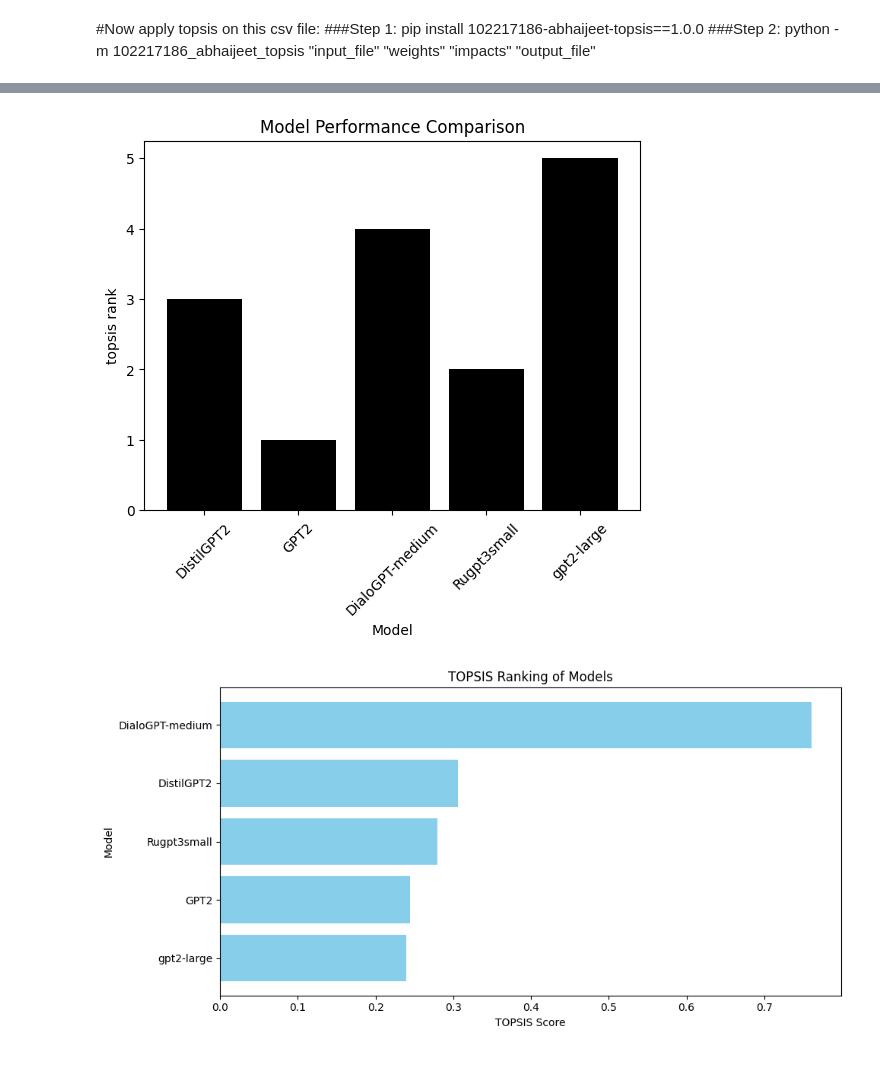
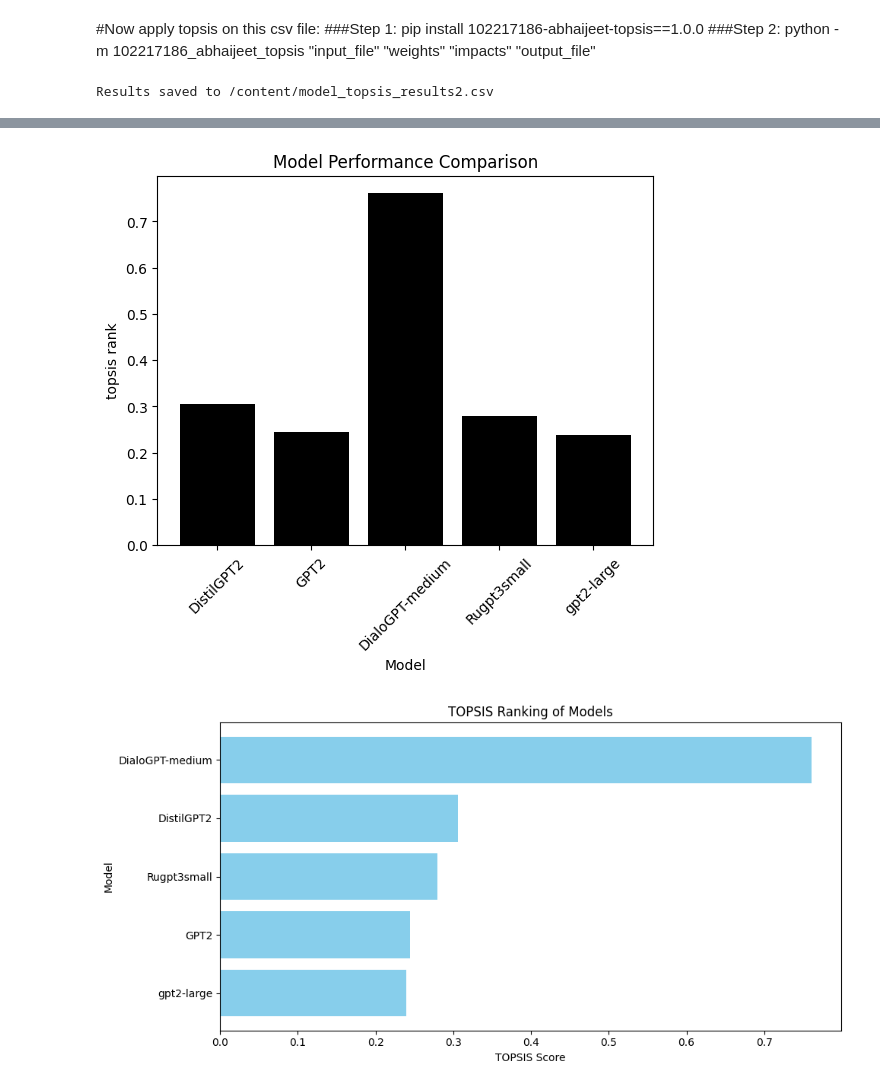
Before and after one commit to ashmkaur/Text_Gen, a Jupyter notebook: Model_comparision_TextGeneration.ipynb, the cells around one changed output, grey strips where cells are left out. Drawn from its saved outputs; the diff is of its cells as text; code cells hidden in the pictures.

```diff
--- a/Model_comparision_TextGeneration.ipynb
+++ b/Model_comparision_TextGeneration.ipynb
@@ -250,5 +299,13 @@ Index(['Model', 'Avg F1-score', 'Avg ROUGE-1', 'Avg ROUGE-2', 'Avg ROUGE-L',
+# %%
+inputfile = '/content/model_comparison_results2.csv'
+outputfile = '/content/model_topsis_results2.csv'
+weights = "0.25,0.20,0.15,0.15,0.15,0.10"
+impacts = "+,+,+,+,+,-"
+topsis(inputfile, weights, impacts, outputfile)
+# %% [output]
+Results saved to /content/model_topsis_results2.csv
 # %%
-topsis_data = pd.read_csv("/content/topsis_result2.csv")
+topsis_data = pd.read_csv("/content/model_topsis_results2.csv")
 topsis_data
 # %% [output]
 |  | Model | Avg F1-score | Avg ROUGE-1 | Avg ROUGE-2 | Avg ROUGE-L | Diversity Score | Avg Response Length | ... |
@@ -258,12 +315,12 @@ topsis_data
 | 3 | Rugpt3small | 0.439179 | 0.459264 | 0.385921 | 0.459264 | 0.673684 | 19.0 | ... |
 | 4 | gpt2-large | 0.367757 | 0.389450 | 0.325744 | 0.389450 | 0.707965 | 22.6 | ... |
 # %%
-plt.bar(x=topsis_data['Model'], height=topsis_data['Rank'],color='black')
+plt.bar(x=topsis_data['Model'], height=topsis_data['Topsis Score'],color='black')
 plt.xlabel("Model")
 plt.ylabel("topsis rank")
 plt.title("Model Performance Comparison")
 plt.xticks(rotation=45)  # Rotate model names for better readability
 plt.show()
 # %% [output]
-[figure, old version]
+[figure, new version]
 # %%
```
Also changed, not shown: parts of 2 cells of this notebook.
